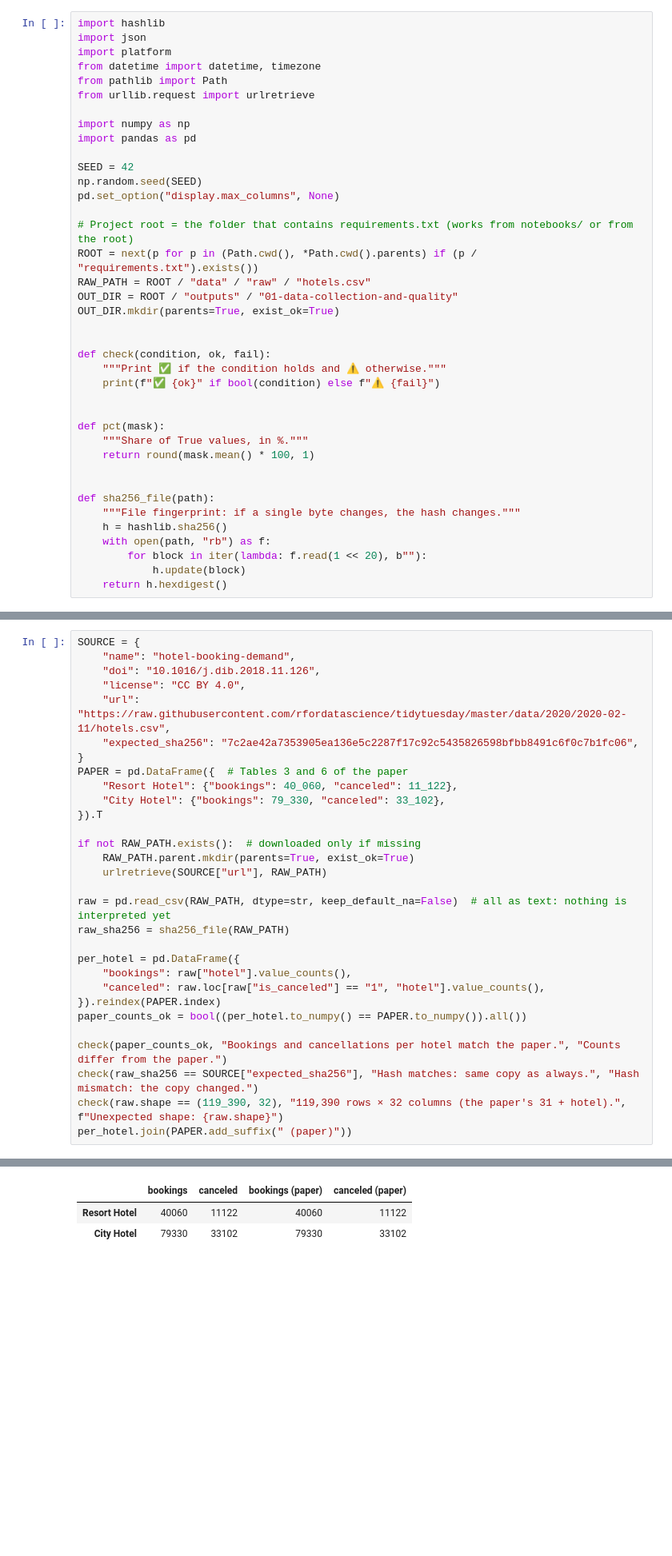
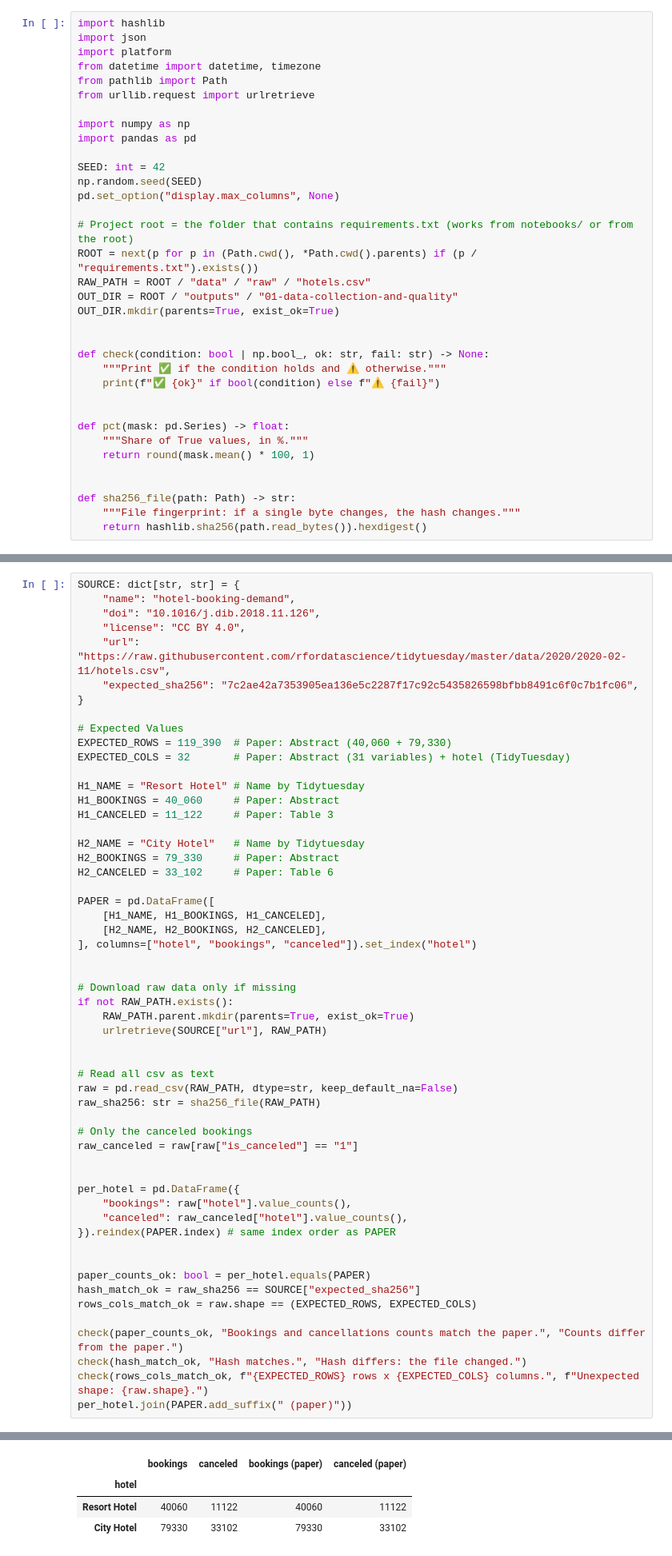
Before and after one commit to JorgeAVargasC/hotel-bookings-project, a Jupyter notebook: notebooks/01-data-collection-and-quality.ipynb, the cells around one changed output, grey strips where cells are left out. Shown at 80% size. Saved outputs shown, nothing was run; the diff lists cells and outputs as text; blank space fills up the shorter version.

```diff
--- a/notebooks/01-data-collection-and-quality.ipynb
+++ b/notebooks/01-data-collection-and-quality.ipynb
@@ -29,7 +37,7 @@ from urllib.request import urlretrieve
 import numpy as np
 import pandas as pd
 
-SEED = 42
+SEED: int = 42
 np.random.seed(SEED)
 pd.set_option("display.max_columns", None)
 
@@ -40,23 +48,19 @@ OUT_DIR = ROOT / "outputs" / "01-data-collection-and-quality"
 OUT_DIR.mkdir(parents=True, exist_ok=True)
 
 
-def check(condition, ok, fail):
+def check(condition: bool | np.bool_, ok: str, fail: str) -> None:
     """Print ✅ if the condition holds and ⚠️ otherwise."""
     print(f"✅ {ok}" if bool(condition) else f"⚠️ {fail}")
 
 
-def pct(mask):
+def pct(mask: pd.Series) -> float:
     """Share of True values, in %."""
     return round(mask.mean() * 100, 1)
 
 
-def sha256_file(path):
+def sha256_file(path: Path) -> str:
     """File fingerprint: if a single byte changes, the hash changes."""
-    h = hashlib.sha256()
-    with open(path, "rb") as f:
-        for block in iter(lambda: f.read(1 << 20), b""):
-            h.update(block)
-    return h.hexdigest()
+    return hashlib.sha256(path.read_bytes()).hexdigest()
 # %% [markdown]
 ## 1 · ¿El fichero es el correcto?
 
@@ -68,31 +71,56 @@ Fuente: Antonio, de Almeida y Nunes (2019), *Data in Brief* · [DOI](https://doi
 # %%
-SOURCE = {
+SOURCE: dict[str, str] = {
     "name": "hotel-booking-demand",
     "doi": "10.1016/j.dib.2018.11.126",
     "license": "CC BY 4.0",
     "url": "https://raw.githubusercontent.com/rfordatascience/tidytuesday/master/data/2020/2020-02-11/hotels.csv",
     "expected_sha256": "7c2ae42a7353905ea136e5c2287f17c92c5435826598bfbb8491c6f0c7b1fc06",
 }
-PAPER = pd.DataFrame({  # Tables 3 and 6 of the paper
-    "Resort Hotel": {"bookings": 40_060, "canceled": 11_122},
-    "City Hotel": {"bookings": 79_330, "canceled": 33_102},
-}).T
 
-if not RAW_PATH.exists():  # downloaded only if missing
+# Expected Values
+EXPECTED_ROWS = 119_390  # Paper: Abstract (40,060 + 79,330)
+EXPECTED_COLS = 32       # Paper: Abstract (31 variables) + hotel (TidyTuesday)
+
+H1_NAME = "Resort Hotel" # Name by Tidytuesday
+H1_BOOKINGS = 40_060     # Paper: Abstract
+H1_CANCELED = 11_122     # Paper: Table 3
+
+H2_NAME = "City Hotel"   # Name by Tidytuesday
+H2_BOOKINGS = 79_330     # Paper: Abstract
+H2_CANCELED = 33_102     # Paper: Table 6
+
+PAPER = pd.DataFrame([
+    [H1_NAME, H1_BOOKINGS, H1_CANCELED],
+    [H2_NAME, H2_BOOKINGS, H2_CANCELED],
+], columns=["hotel", "bookings", "canceled"]).set_index("hotel")
+
+
+# Download raw data only if missing
+if not RAW_PATH.exists():
     RAW_PATH.parent.mkdir(parents=True, exist_ok=True)
     urlretrieve(SOURCE["url"], RAW_PATH)
 
-raw = pd.read_csv(RAW_PATH, dtype=str, keep_default_na=False)  # all as text: nothing is interpreted yet
-raw_sha256 = sha256_file(RAW_PATH)
+
+# Read all csv as text
+raw = pd.read_csv(RAW_PATH, dtype=str, keep_default_na=False)
+raw_sha256: str = sha256_file(RAW_PATH)
+
+# Only the canceled bookings
+raw_canceled = raw[raw["is_canceled"] == "1"]
+
 
 per_hotel = pd.DataFrame({
     "bookings": raw["hotel"].value_counts(),
-    "canceled": raw.loc[raw["is_canceled"] == "1", "hotel"].value_counts(),
-}).reindex(PAPER.index)
-paper_counts_ok = bool((per_hotel.to_numpy() == PAPER.to_numpy()).all())
+    "canceled": raw_canceled["hotel"].value_counts(),
+}).reindex(PAPER.index) # same index order as PAPER
 
-check(paper_counts_ok, "Bookings and cancellations per hotel match the paper.", "Counts differ from the paper.")
-check(raw_sha256 == SOURCE["expected_sha256"], "Hash matches: same copy as always.", "Hash mismatch: the copy changed.")
-check(raw.shape == (119_390, 32), "119,390 rows × 32 columns (the paper's 31 + hotel).", f"Unexpected shape: {raw.shape}")
+
+paper_counts_ok: bool = per_hotel.equals(PAPER)
+hash_match_ok = raw_sha256 == SOURCE["expected_sha256"]
+rows_cols_match_ok = raw.shape == (EXPECTED_ROWS, EXPECTED_COLS)
+
+check(paper_counts_ok, "Bookings and cancellations counts match the paper.", "Counts differ from the paper.")
+check(hash_match_ok, "Hash matches.", "Hash differs: the file changed.")
+check(rows_cols_match_ok, f"{EXPECTED_ROWS} rows x {EXPECTED_COLS} columns.", f"Unexpected shape: {raw.shape}.")
 per_hotel.join(PAPER.add_suffix(" (paper)"))
 # %% [output]
@@ -102,4 +130,5 @@ per_hotel.join(PAPER.add_suffix(" (paper)"))
 |  | bookings | canceled | bookings (paper) | canceled (paper) |
+| hotel |  |  |  |  |
 | Resort Hotel | 40060 | 11122 | 40060 | 11122 |
 | City Hotel | 79330 | 33102 | 79330 | 33102 |
 # %% [markdown]
```
Also changed, not shown: parts of 12 cells of this notebook, 8 other files.
